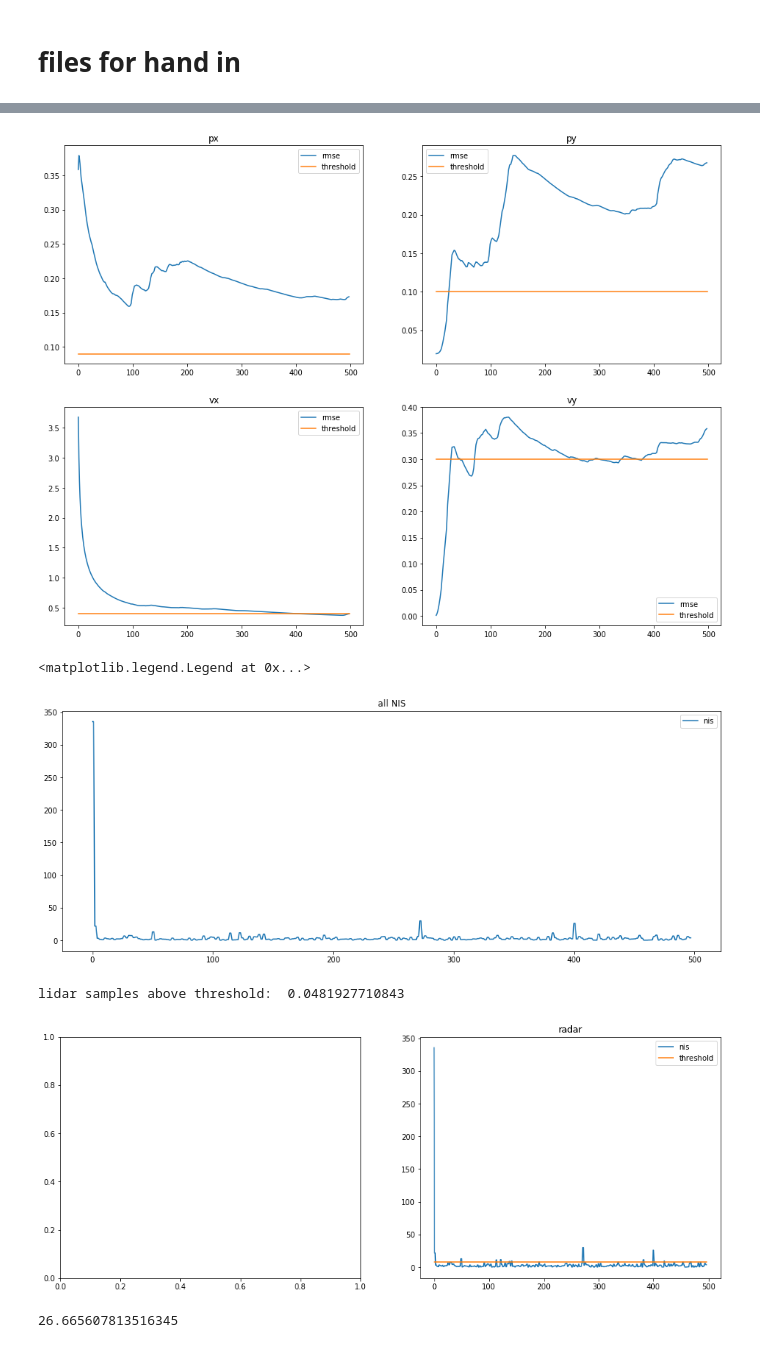
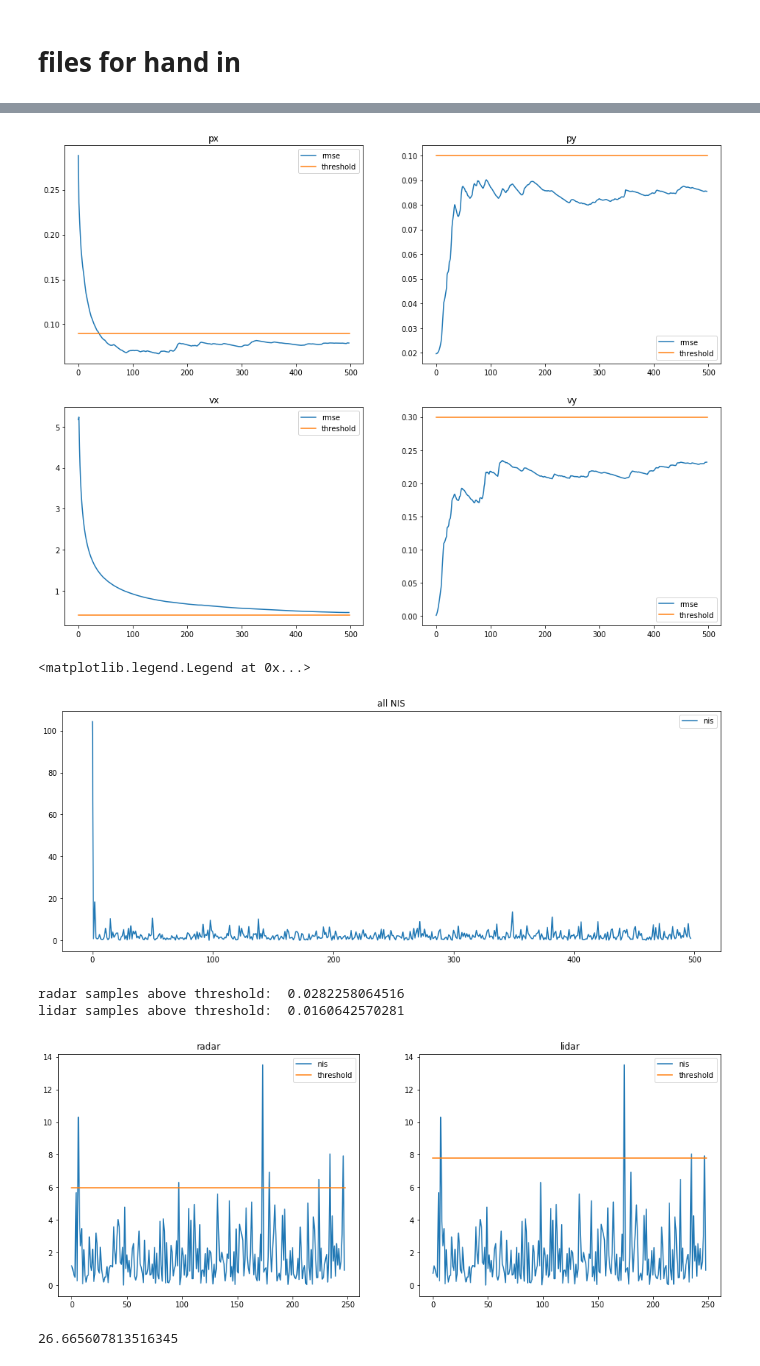
Before and after one commit to diogo-aos/CarND-Unscented-Kalman-Filter-Project, a Jupyter notebook: analyze_results.ipynb, the cells around one changed output, grey strips where cells are left out. Saved outputs shown, nothing was run; the diff lists cells and outputs as text; code cells hidden in the pictures.

Commit message:
results saved in csv file

```diff
--- a/analyze_results.ipynb
+++ b/analyze_results.ipynb
@@ -27,3 +19,5 @@ fn = '/home/chiro/workspace/self_driving_car/term2/p1/CarND-Unscented-Kalman-Fil
+# %%
+fn = '/home/chiro/workspace/self_driving_car/term2/p1/CarND-Unscented-Kalman-Filter-Project/build/results.csv'
 # %%
 with open(fn, 'r') as f:
     reader = csv.reader(f)
@@ -64,7 +58,7 @@ for ax, col_data, thresh, title in zip(axes, rmse.T, rmse_thesholds, titles):
     ax.set_title(title)
     ax.legend()
 # %% [output]
-[figure, old version]
+[figure, new version]
 # %%
 fig, ax1 = plt.subplots(nrows=1, ncols=1)
 fig.set_figwidth(16)
@@ -76,32 +70,34 @@ ax1.set_title('all NIS')
 ax1.legend()
 # %% [output]
 <matplotlib.legend.Legend at 0x...>
-[figure, old version]
+[figure, new version]
 # %%
 fig, (ax1, ax2) = plt.subplots(nrows=1, ncols=2)
 fig.set_figwidth(16)
 fig.set_figheight(6)
 
 
-if len(nis[sensor==0]) > 0:
+if len(nis[sensor==1]) > 0:
     thresh = 5.991
-    ax1.plot(nis[sensor==0], label='nis')
-    ax1.plot([0, len(nis[sensor==0])], [thresh, thresh], label='threshold')
+    ary2plot = nis[sensor==0][1:]
+    ax1.plot(ary2plot, label='nis')
+    ax1.plot([0, len(ary2plot)], [thresh, thresh], label='threshold')
     ax1.set_title('radar')
     ax1.legend()
-    print('lidar samples above threshold: ', sum(nis[sensor==0] >= thresh) / len(nis[sensor==0]))
+    print('radar samples above threshold: ', sum(ary2plot >= thresh) / len(ary2plot))
 
-if len(nis[sensor==1]) > 0:
+if len(nis[sensor==0]) > 0:
     thresh = 7.815
-    ary2plot = nis[sensor==1][1:]
+    ary2plot = nis[sensor==0]
     ax2.plot(ary2plot, label='nis')
     ax2.plot([0, len(ary2plot)], [thresh, thresh], label='threshold')
     ax2.set_title('lidar')
     ax2.legend()
-    print('lidar samples above threshold: ', sum(nis[sensor==1] >= thresh) / len(nis[sensor==1]))
+    print('lidar samples above threshold: ', sum(ary2plot >= thresh) / len(ary2plot))
 # %% [output]
-lidar samples above threshold:  0.0481927710843
+radar samples above threshold:  0.0282258064516
+lidar samples above threshold:  0.0160642570281
-[figure, old version]
+[figure, new version]
 # %%
 # maximum distance from origin
 dist = [np.sqrt(px**2 + py**2) for px, py in zip(gt[:,0], gt[:,1])]
```
Also changed, not shown: parts of 10 cells of this notebook, 7 other files.
